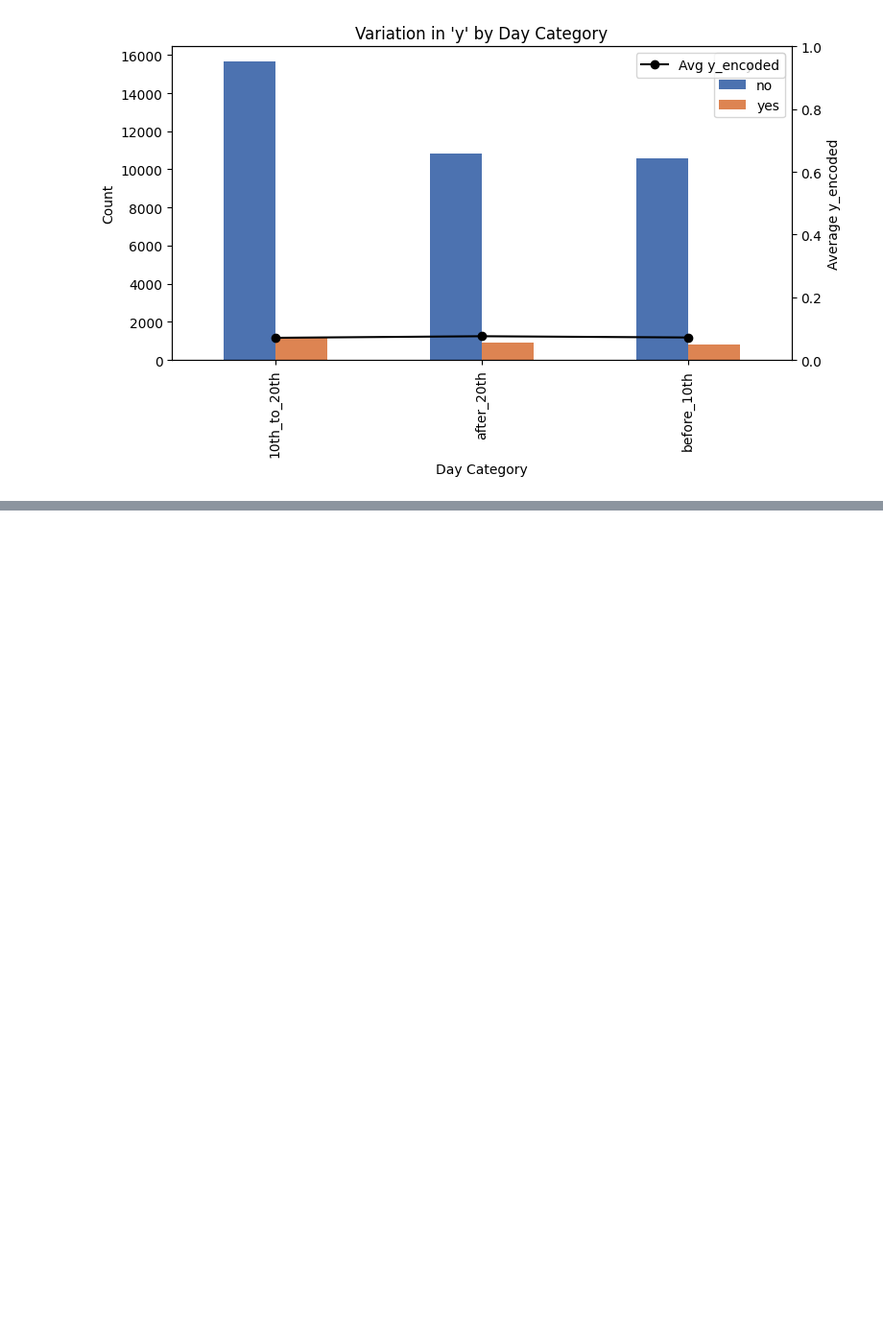
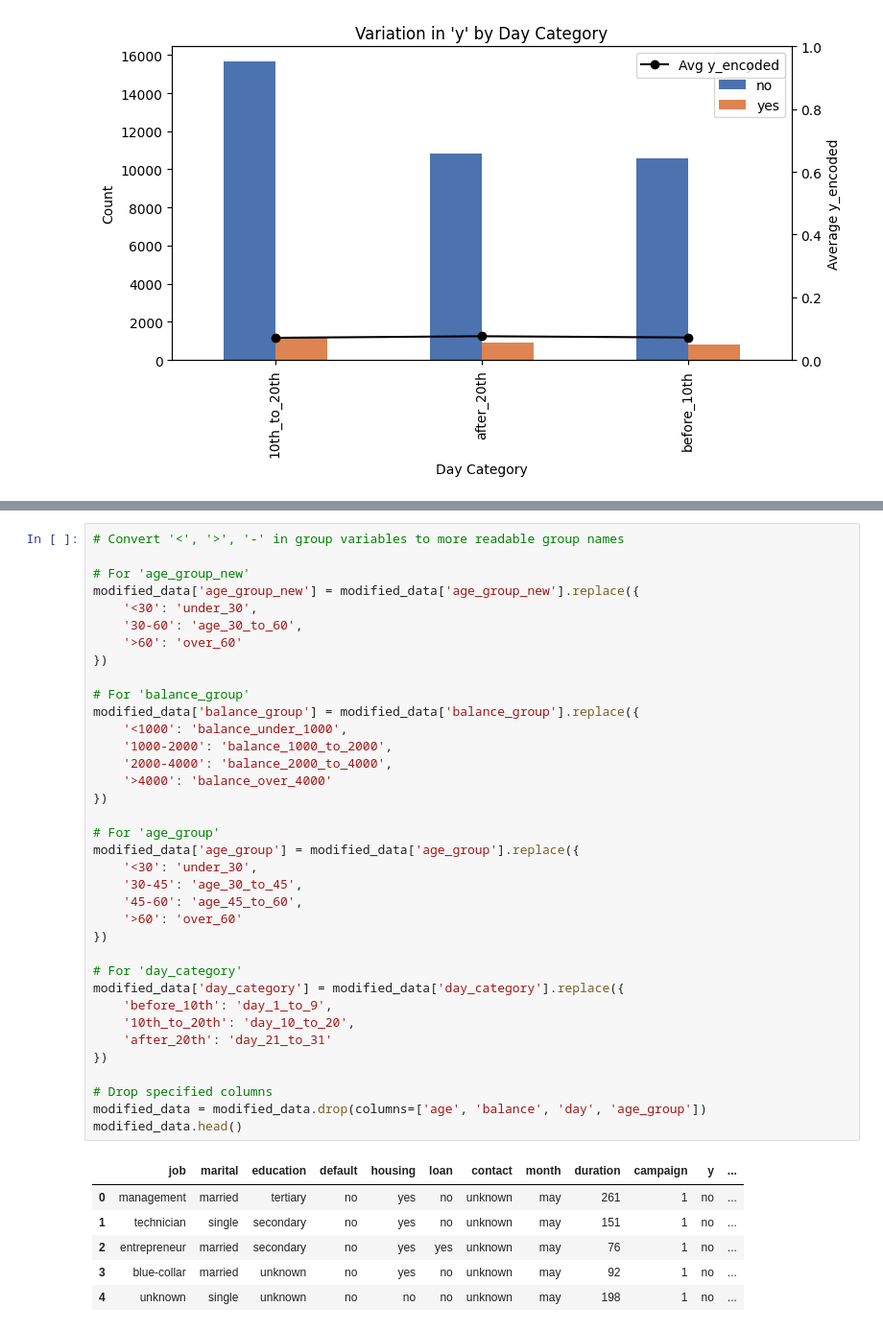
Before and after one commit to SamarpanChakraborty97/ML-Projects, a Jupyter notebook: Project2/exploratory_data_analysis_outreach_variables.ipynb, the cells around one changed output, grey strips where cells are left out. Shown at 96% size. Drawn from its saved outputs; the diff is of its cells as text; blank space fills up the shorter version.

```diff
--- a/Project2/exploratory_data_analysis_outreach_variables.ipynb
+++ b/Project2/exploratory_data_analysis_outreach_variables.ipynb
@@ -428,0 +439,43 @@ plt.show()
+# %%
+# Convert '<', '>', '-' in group variables to more readable group names
+
+# For 'age_group_new'
+modified_data['age_group_new'] = modified_data['age_group_new'].replace({
+    '<30': 'under_30',
+    '30-60': 'age_30_to_60',
+    '>60': 'over_60'
+})
+
+# For 'balance_group'
+modified_data['balance_group'] = modified_data['balance_group'].replace({
+    '<1000': 'balance_under_1000',
+    '1000-2000': 'balance_1000_to_2000',
+    '2000-4000': 'balance_2000_to_4000',
+    '>4000': 'balance_over_4000'
+})
+
+# For 'age_group'
+modified_data['age_group'] = modified_data['age_group'].replace({
+    '<30': 'under_30',
+    '30-45': 'age_30_to_45',
+    '45-60': 'age_45_to_60',
+    '>60': 'over_60'
+})
+
+# For 'day_category'
+modified_data['day_category'] = modified_data['day_category'].replace({
+    'before_10th': 'day_1_to_9',
+    '10th_to_20th': 'day_10_to_20',
+    'after_20th': 'day_21_to_31'
+})
+
+# Drop specified columns
+modified_data = modified_data.drop(columns=['age', 'balance', 'day', 'age_group'])
+modified_data.head()
+# %% [output]
+|  | job | marital | education | default | housing | loan | contact | month | duration | campaign | y | ... |
+| 0 | management | married | tertiary | no | yes | no | unknown | may | 261 | 1 | no | ... |
+| 1 | technician | single | secondary | no | yes | no | unknown | may | 151 | 1 | no | ... |
+| 2 | entrepreneur | married | secondary | no | yes | yes | unknown | may | 76 | 1 | no | ... |
+| 3 | blue-collar | married | unknown | no | yes | no | unknown | may | 92 | 1 | no | ... |
+| 4 | unknown | single | unknown | no | no | no | unknown | may | 198 | 1 | no | ... |
```
Also changed, not shown: parts of 3 cells of this notebook, 5 other files.
